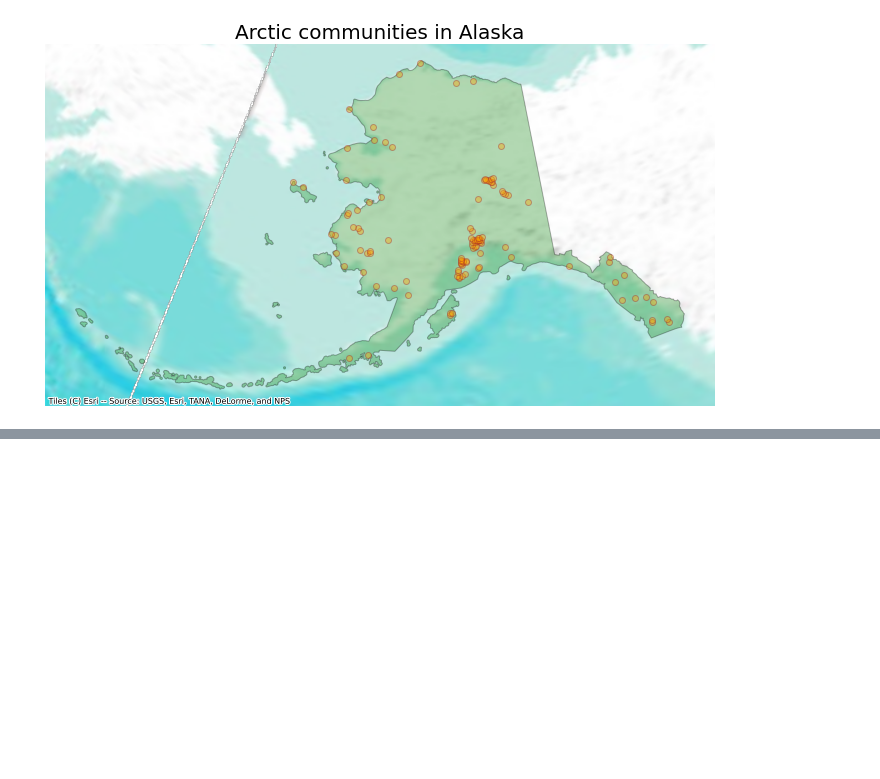
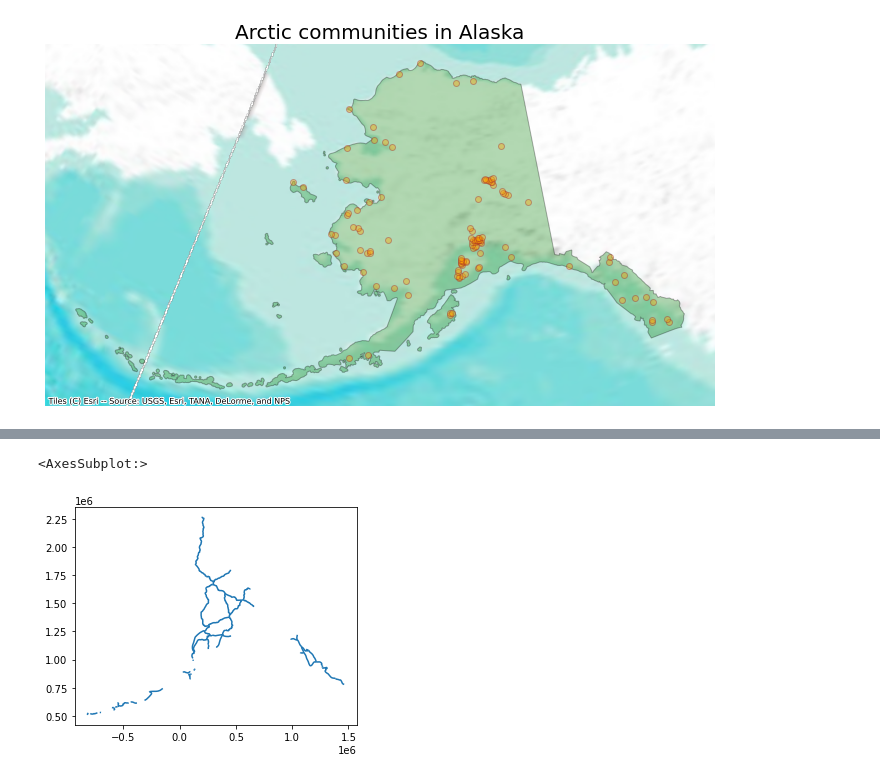
Before and after one commit to carmengg/eds-220-book, a Jupyter notebook: drafts-lectures/lesson-13-clip.ipynb, the cells around one changed output, grey strips where cells are left out. Saved outputs shown, nothing was run; the diff lists cells and outputs as text; code cells hidden in the pictures; blank space fills up the shorter version.

```diff
--- a/drafts-lectures/lesson-13-clip.ipynb
+++ b/drafts-lectures/lesson-13-clip.ipynb
@@ -134,0 +185,5 @@ ctx.add_basemap(ax,
+# %%
+ak_roads = gpd.clip(usa_roads.to_crs(alaska.crs),alaska)
+# %% [output]
+<AxesSubplot:>
+[figure, added]
```
Also changed, not shown: parts of 15 cells of this notebook.
